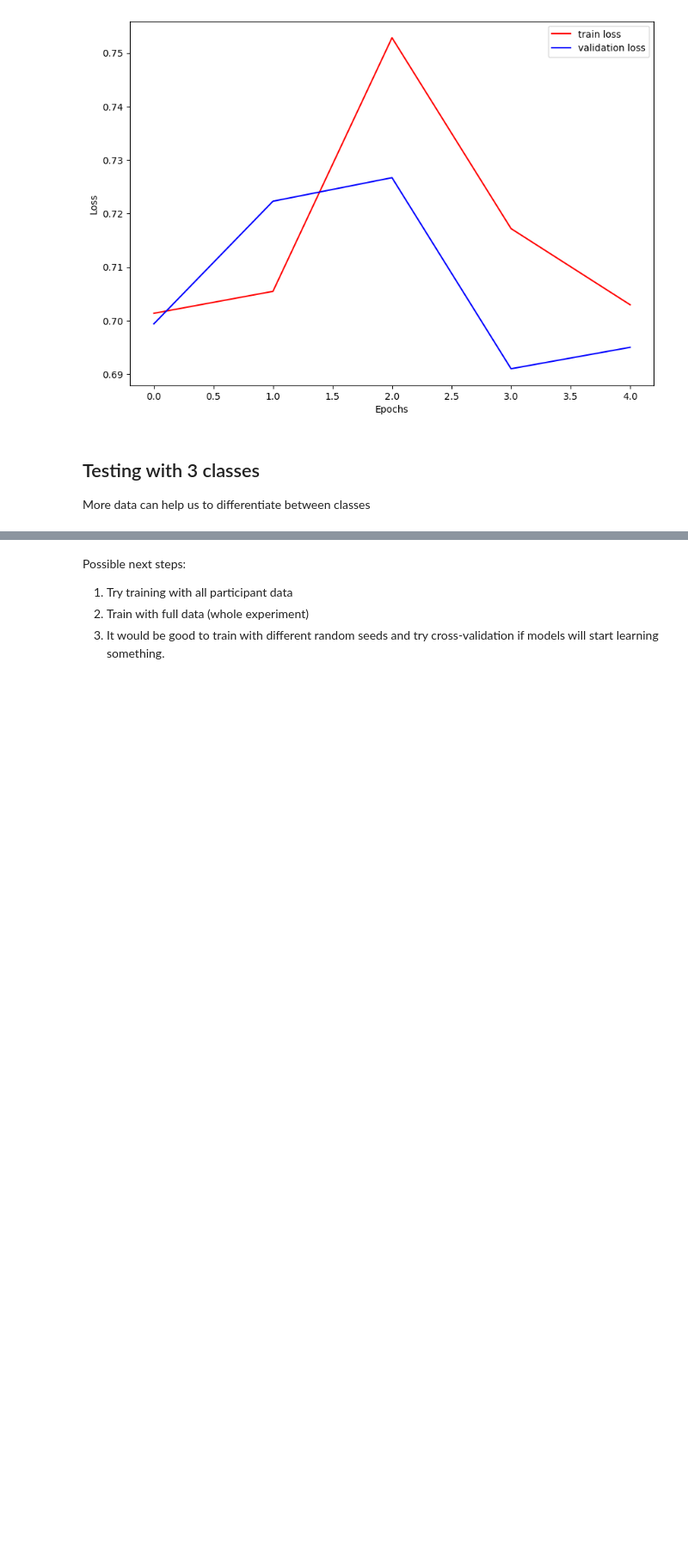
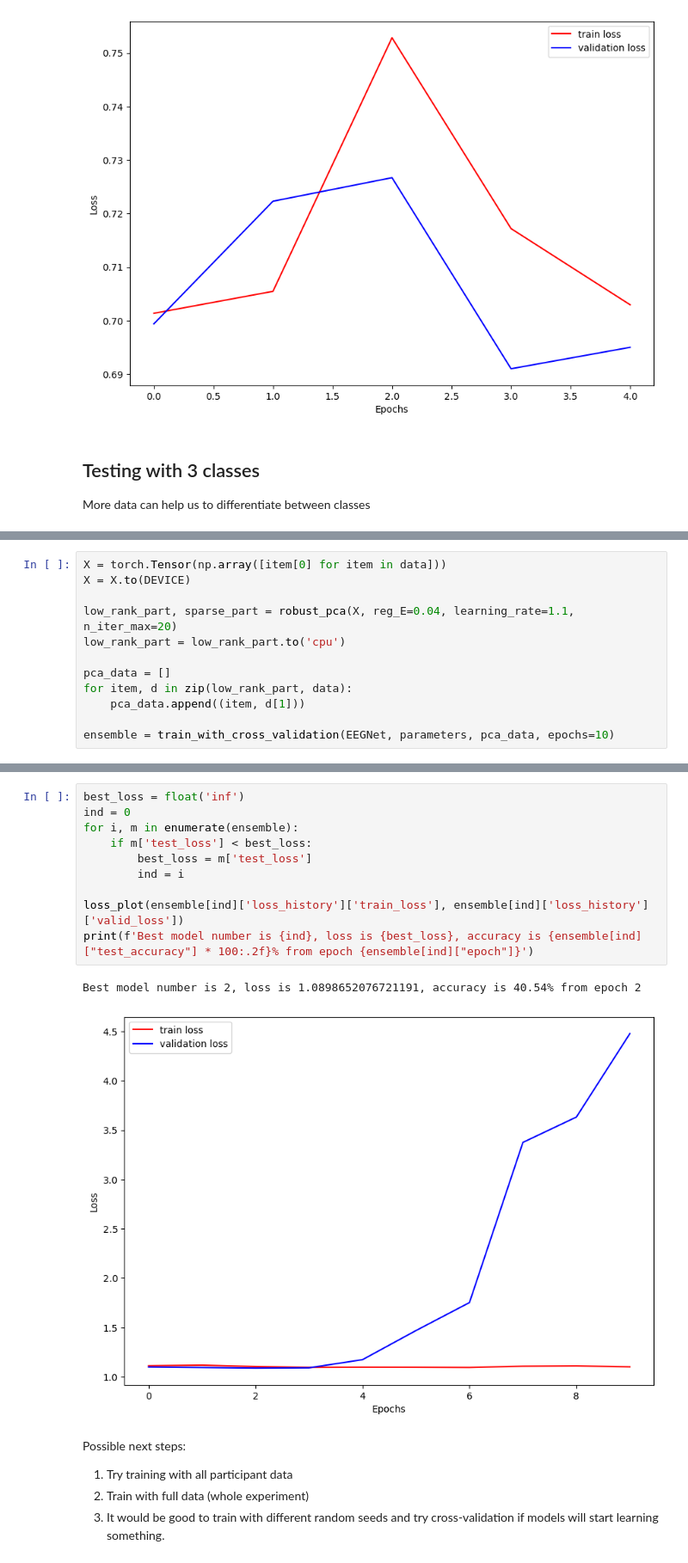
Before and after one commit to nealkafree/toponet, a Jupyter notebook: notebooks/TopoNet_MEG_train.ipynb, the cells around one changed output, grey strips where cells are left out. Shown at 86% size. Saved outputs shown, nothing was run; the diff lists cells and outputs as text; blank space fills up the shorter version.

```diff
--- a/notebooks/TopoNet_MEG_train.ipynb
+++ b/notebooks/TopoNet_MEG_train.ipynb
@@ -764,0 +732,12 @@ Best model number is 6, loss is 1.0766668319702148, accuracy is 42.86% from epoc
+# %%
+X = torch.Tensor(np.array([item[0] for item in data]))
+X = X.to(DEVICE)
+
+low_rank_part, sparse_part = robust_pca(X, reg_E=0.04, learning_rate=1.1, n_iter_max=20)
+low_rank_part = low_rank_part.to('cpu')
+
+pca_data = []
+for item, d in zip(low_rank_part, data):
+    pca_data.append((item, d[1]))
+
+ensemble = train_with_cross_validation(EEGNet, parameters, pca_data, epochs=10)
@@ -765,3 +856,16 @@ Best model number is 6, loss is 1.0766668319702148, accuracy is 42.86% from epoc
+# %%
+best_loss = float('inf')
+ind = 0
+for i, m in enumerate(ensemble):
+    if m['test_loss'] < best_loss:
+        best_loss = m['test_loss']
+        ind = i
+
+loss_plot(ensemble[ind]['loss_history']['train_loss'], ensemble[ind]['loss_history']['valid_loss'])
+print(f'Best model number is {ind}, loss is {best_loss}, accuracy is {ensemble[ind]["test_accuracy"] * 100:.2f}% from epoch {ensemble[ind]["epoch"]}')
+# %% [output]
+Best model number is 2, loss is 1.0898652076721191, accuracy is 40.54% from epoch 2
+[figure, added]
 # %% [markdown]
 Possible next steps:
 1. Try training with all participant data
```
Also changed, not shown: parts of 8 cells of this notebook.
